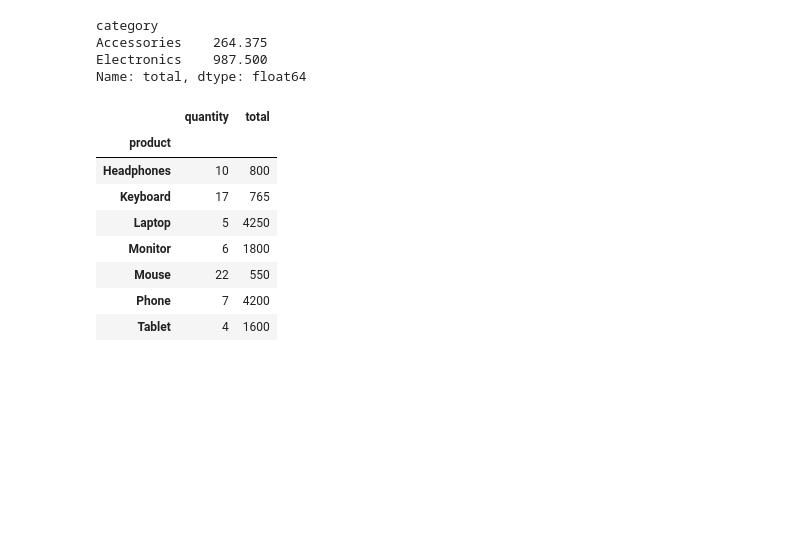
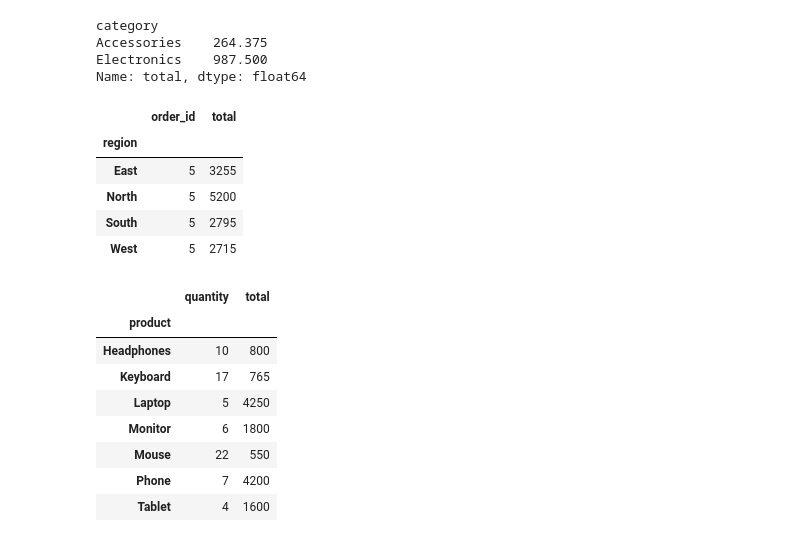
Before and after one commit to ronirgp/pandas-sales-analysis, a Jupyter notebook: notebooks/sales_analysis.ipynb, the cells around one changed output. Cells and saved outputs as stored; diff of their text form; code cells hidden in the pictures; blank space fills up the shorter version.

Commit message:
Add regional revenue and order analysis

```diff
--- a/notebooks/sales_analysis.ipynb
+++ b/notebooks/sales_analysis.ipynb
@@ -20,6 +20,17 @@ category
 Accessories    264.375
 Electronics    987.500
 Name: total, dtype: float64
+# %%
+df["total"] = df["quantity"] * df["price"]
+
+df.groupby("region").agg({"order_id": "count", "total": "sum"})
+# %% [output]
+|  | order_id | total |
+| region |  |  |
+| East | 5 | 3255 |
+| North | 5 | 5200 |
+| South | 5 | 2795 |
+| West | 5 | 2715 |
 # %%
 
 df["total"] = df["quantity"] * df["price"]
```
Also changed, not shown: 1 other file.
